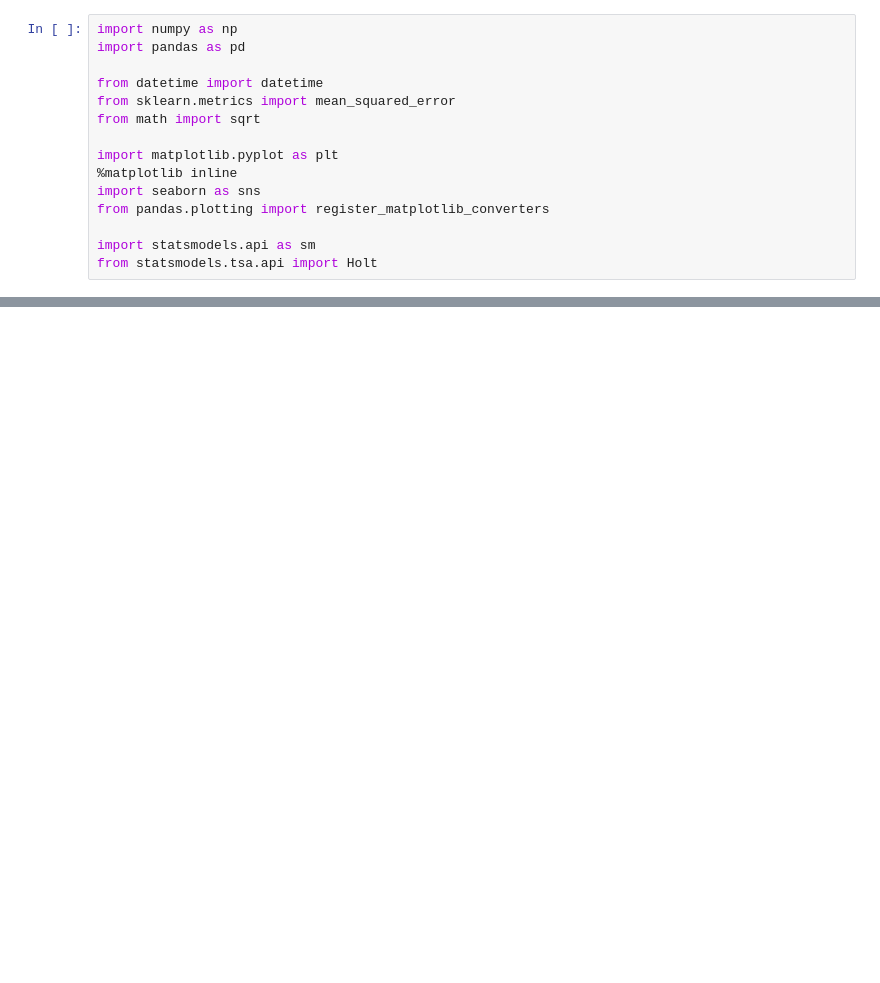
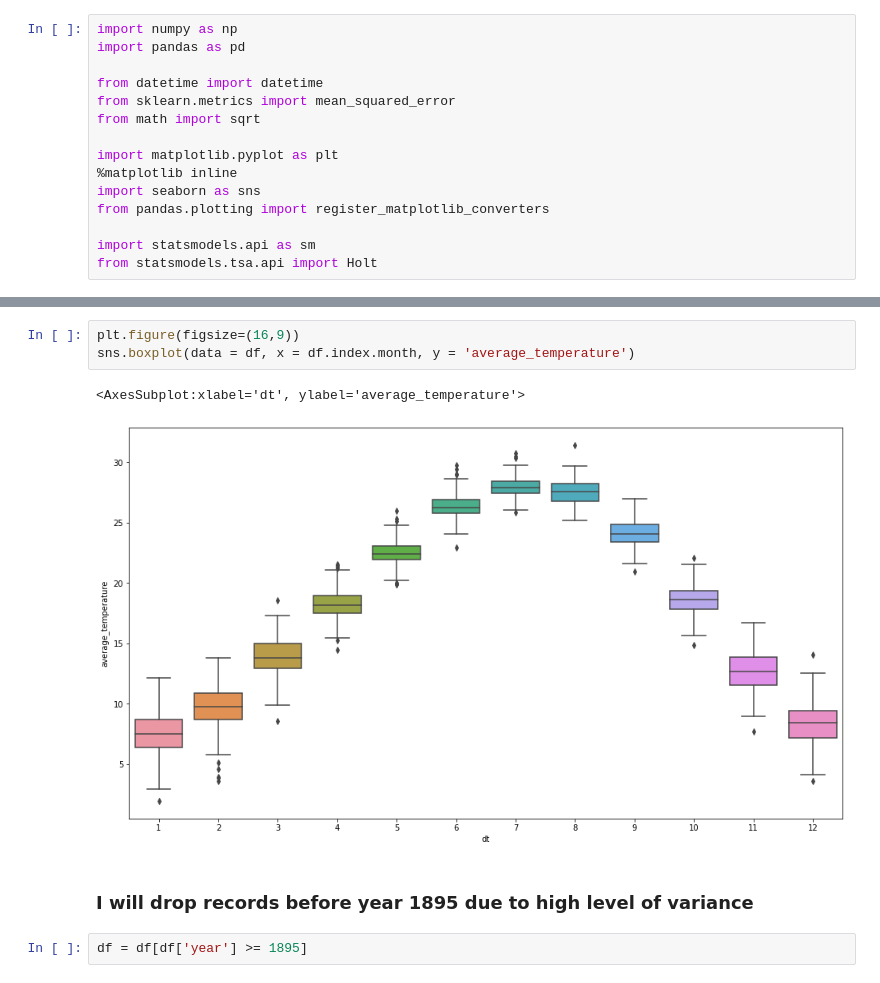
Before and after one commit to mdalton87/time-series-exercises, a Jupyter notebook: ts_modeling.ipynb, the cells around one changed output, grey strips where cells are left out. Cells and saved outputs as stored; diff of their text form; blank space fills up the shorter version.

```diff
--- a/ts_modeling.ipynb
+++ b/ts_modeling.ipynb
@@ -74,0 +85,10 @@ df_city[df_city.average_temperature.isnull()]
+# %%
+plt.figure(figsize=(16,9))
+sns.boxplot(data = df, x = df.index.month, y = 'average_temperature')
+# %% [output]
+<AxesSubplot:xlabel='dt', ylabel='average_temperature'>
+[figure, added]
+# %% [markdown]
+### I will drop records before year 1895 due to high level of variance
+# %%
+df = df[df['year'] >= 1895]
```
Also changed, not shown: parts of 84 cells of this notebook, 1 other file.
